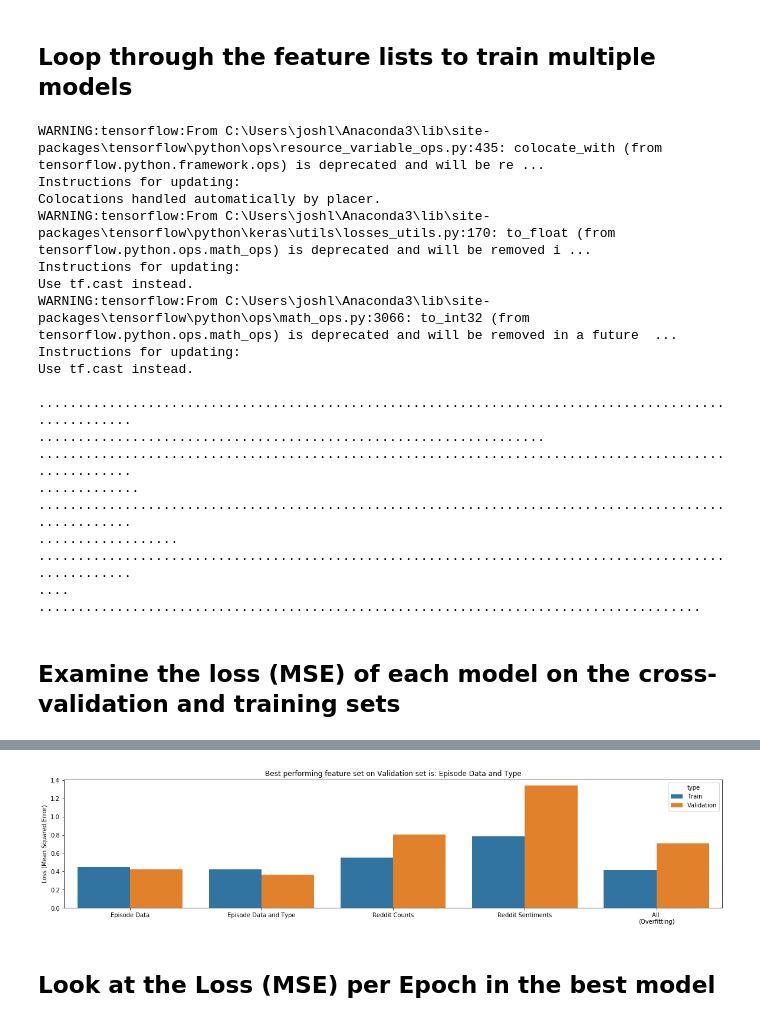
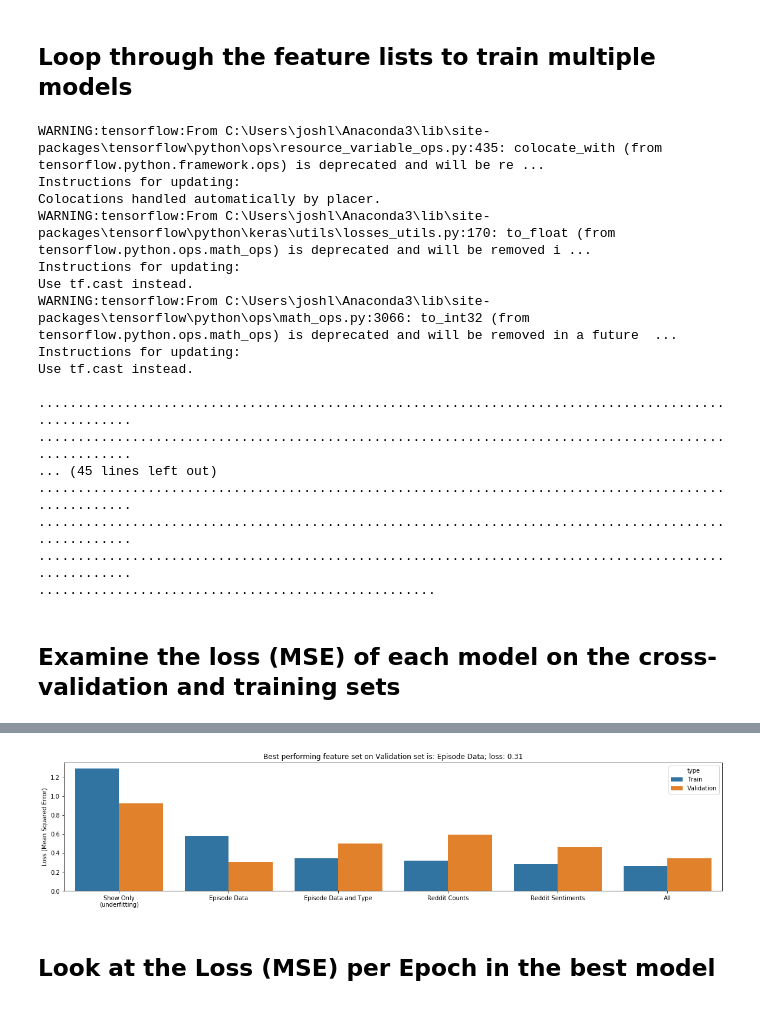
Before and after one commit to jlaw8504/alphaPRAW, a Jupyter notebook: Bachelor Linear Regression.ipynb, the cells around one changed output, grey strips where cells are left out. Saved outputs shown, nothing was run; the diff lists cells and outputs as text; code cells hidden in the pictures.

```diff
--- a/Bachelor Linear Regression.ipynb
+++ b/Bachelor Linear Regression.ipynb
@@ -50,7 +62,8 @@ This part of the module performs two tasks
         <li>Performs VADER (Valence Aware Dictionary and sEntiment Reasoner) analysis on each submission title and comment text. The individual text gets a single compound score, with -1 being most negative, and 1 being most positive. If no submissions or comments were found for that week the mean sentiment was scored as -2.</li>
 # %%
 #dfAll = pyBach.appendRedditStats(df)
+#remove title column
+#dfTotal.drop('title', axis=1, inplace=True)
+
 dfTotal = pd.read_pickle('dfAll.pickle')
 dfTotal.reset_index(drop=True, inplace=True)
-#remove title column
-dfTotal.drop('title', axis=1, inplace=True)
@@ -67,6 +85,8 @@ dfTotal.drop('title', axis=1, inplace=True)
 # %%
 #establish feature subsets
 featureLists = []
+featureLists.append(['isBachelor',
+                     'viewers(millions)'])
 featureLists.append(['isBachelor', 'numOverall', 'numInSeason',
                      'season', 'year', 'viewers(millions)'])
 featureLists.append(['isBachelor', 'numOverall', 'numInSeason',
@@ -98,7 +118,8 @@ for features in featureLists:
     dfTrain = dfTrainAll[features]
     dfCV = dfCVAll[features]
     trainLabels = dfTrain['viewers(millions)']
-    scaler, model = pyBach.trainNN(dfTrain)
+    #There is an early stop parameter in pyBach.trainNN (100 epochs w/o improvement), prevents overfitting
+    scaler, model = pyBach.trainNN(dfTrain, epochNum=10000)
     #collect models
     models.append(model)
     #collect scalers, probably not necessary...
@@ -124,18 +145,16 @@ Instructions for updating:
 Use tf.cast instead.
 
 ....................................................................................................
-.................................................................
 ....................................................................................................
-.............
+... (45 lines left out)
 ....................................................................................................
-..................
 ....................................................................................................
-....
-.....................................................................................
+....................................................................................................
+...................................................
 # %% [markdown]
 ## Examine the loss (MSE) of each model on the cross-validation and training sets
 # %%
-labelList = ['Episode Data', 'Episode Data and Type', 'Reddit Counts', 'Reddit Sentiments', 'All \n(Overfitting)']
+labelList = ['Show Only\n(underfitting)', 'Episode Data', 'Episode Data and Type', 'Reddit Counts', 'Reddit Sentiments', 'All']
 zippedList = list(zip(testLosses + cvLosses,
                       ['Train']*len(testLosses) + ['Validation']*len(cvLosses),
                       labelList + labelList))
@@ -148,5 +167,6 @@ ax = sns.barplot(x='label', y='loss', hue='type', data=dfObj, ax=ax)
 ax.set_ylabel('Loss (Mean Squared Error)')
 ax.set_xlabel('')
 bestIdx = np.array(cvLosses).argmin()
-ax.set_title('Best performing feature set on Validation set is: ' + labelList[bestIdx])
+ax.set_title('Best performing feature set on Validation set is: ' + labelList[bestIdx] + '; loss: '
+             + str(format(cvLosses[bestIdx], '.2f')))
 # %% [output]
@@ -154,4 +174,4 @@ Text(0.5,1,'Best performing feature set on Validation set is: Episode Data and T
-[figure, old version]
+[figure, new version]
 # %% [markdown]
 ## Look at the Loss (MSE) per Epoch in the best model
 # %%
```
Also changed, not shown: parts of 13 cells of this notebook, 7 other files.
